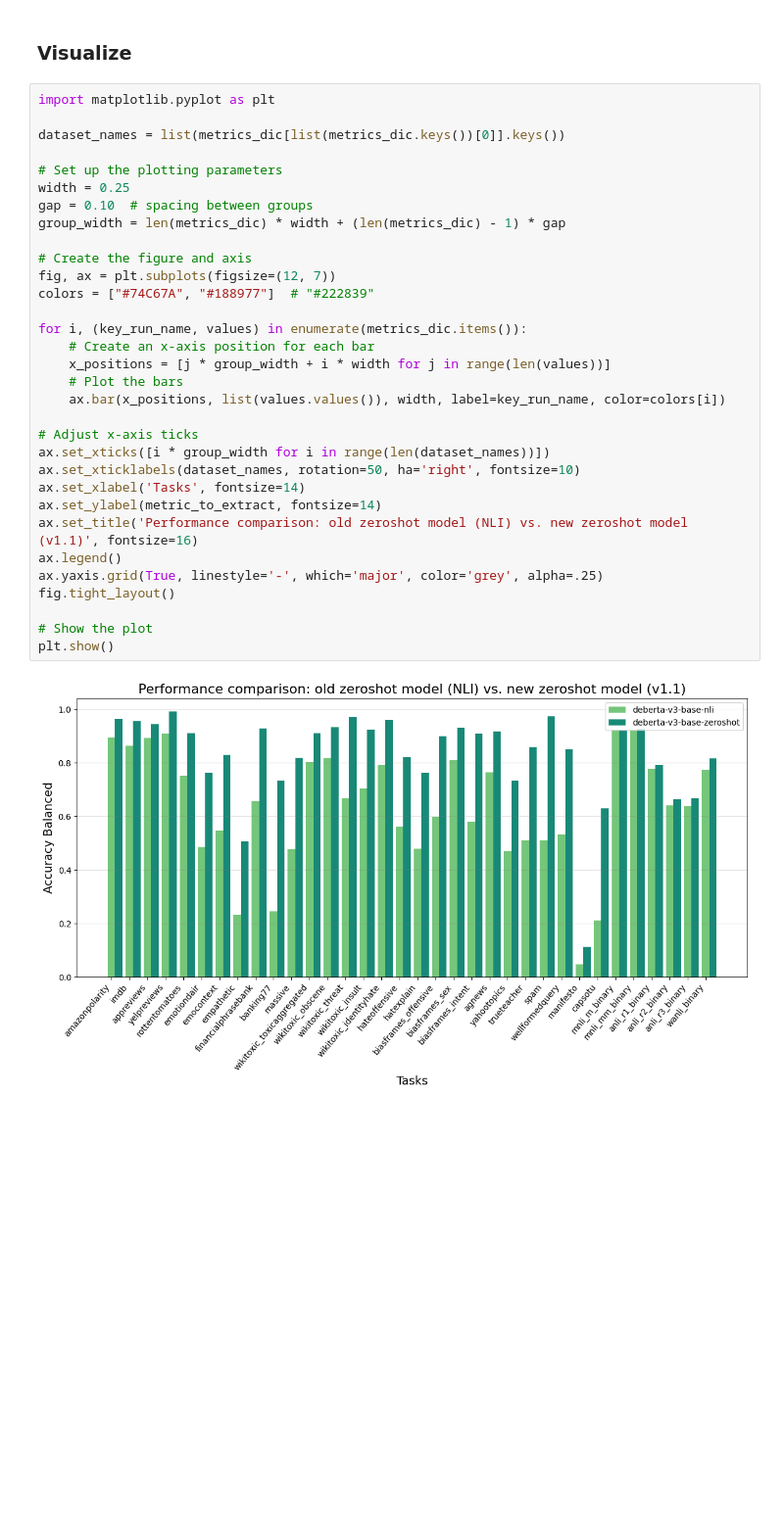
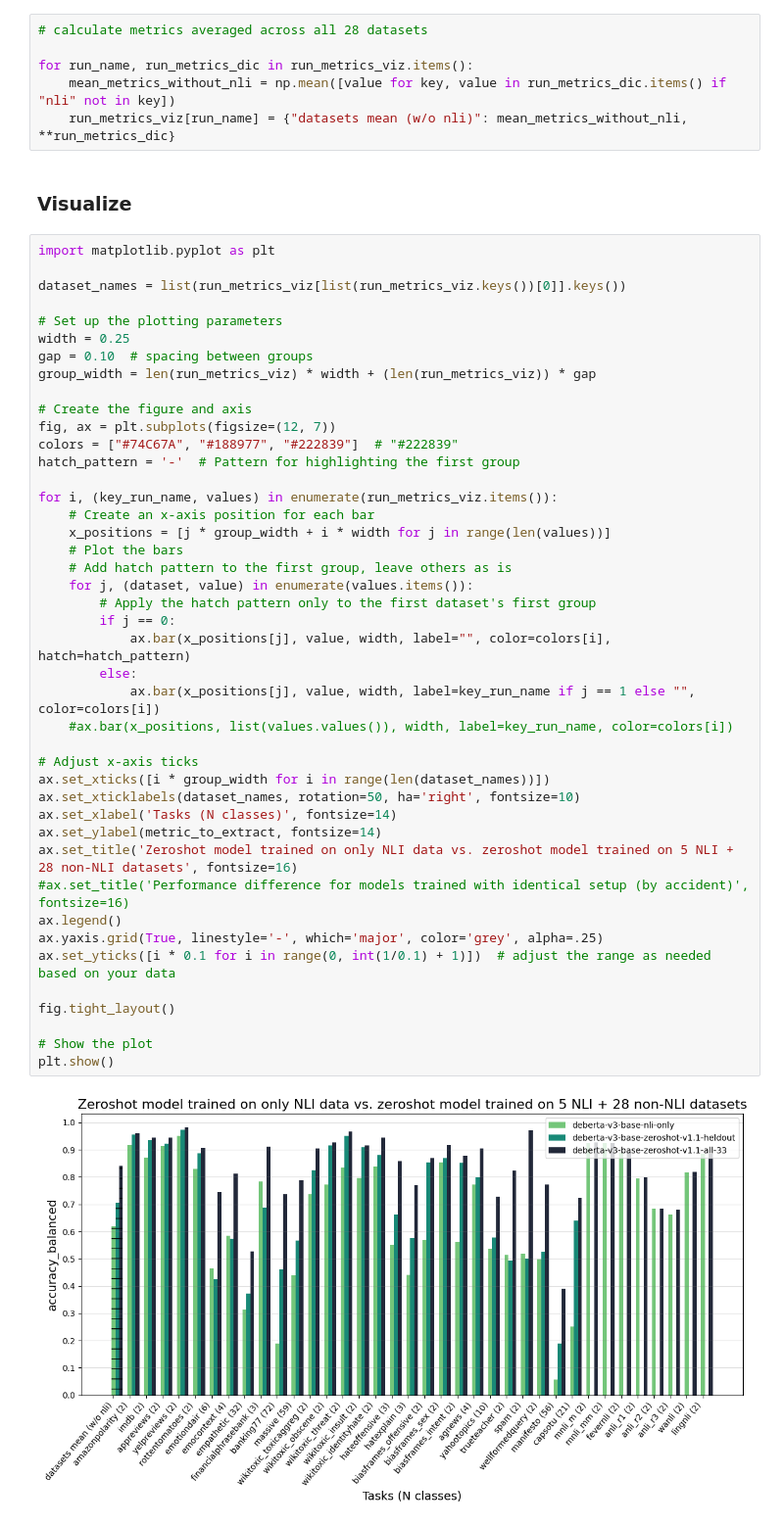
Before and after one commit to MoritzLaurer/zeroshot-classifier, a Jupyter notebook: 5_viz.ipynb, the cells around one changed output. Shown at 98% size. Saved outputs shown, nothing was run; the diff lists cells and outputs as text; blank space fills up the shorter version.

```diff
--- a/5_viz.ipynb
+++ b/5_viz.ipynb
@@ -124,36 +154,53 @@ print(f"New run names: {metrics_dic.keys()}")
+# %%
+# calculate metrics averaged across all 28 datasets
+
+for run_name, run_metrics_dic in run_metrics_viz.items():
+    mean_metrics_without_nli = np.mean([value for key, value in run_metrics_dic.items() if "nli" not in key])
+    run_metrics_viz[run_name] = {"datasets mean (w/o nli)": mean_metrics_without_nli, **run_metrics_dic}
 # %% [markdown]
 ### Visualize
 # %%
 import matplotlib.pyplot as plt
 
-dataset_names = list(metrics_dic[list(metrics_dic.keys())[0]].keys())
+dataset_names = list(run_metrics_viz[list(run_metrics_viz.keys())[0]].keys())
 
 # Set up the plotting parameters
 width = 0.25
 gap = 0.10  # spacing between groups
-group_width = len(metrics_dic) * width + (len(metrics_dic) - 1) * gap
+group_width = len(run_metrics_viz) * width + (len(run_metrics_viz)) * gap
 
 # Create the figure and axis
 fig, ax = plt.subplots(figsize=(12, 7))
-colors = ["#74C67A", "#188977"]  # "#222839"
+colors = ["#74C67A", "#188977", "#222839"]  # "#222839"
+hatch_pattern = '-'  # Pattern for highlighting the first group
 
-for i, (key_run_name, values) in enumerate(metrics_dic.items()):
+for i, (key_run_name, values) in enumerate(run_metrics_viz.items()):
     # Create an x-axis position for each bar
     x_positions = [j * group_width + i * width for j in range(len(values))]
     # Plot the bars
-    ax.bar(x_positions, list(values.values()), width, label=key_run_name, color=colors[i])
+    # Add hatch pattern to the first group, leave others as is
+    for j, (dataset, value) in enumerate(values.items()):
+        # Apply the hatch pattern only to the first dataset's first group
+        if j == 0:
+            ax.bar(x_positions[j], value, width, label="", color=colors[i], hatch=hatch_pattern)
+        else:
+            ax.bar(x_positions[j], value, width, label=key_run_name if j == 1 else "", color=colors[i])
+    #ax.bar(x_positions, list(values.values()), width, label=key_run_name, color=colors[i])
 
 # Adjust x-axis ticks
 ax.set_xticks([i * group_width for i in range(len(dataset_names))])
 ax.set_xticklabels(dataset_names, rotation=50, ha='right', fontsize=10)
-ax.set_xlabel('Tasks', fontsize=14)
+ax.set_xlabel('Tasks (N classes)', fontsize=14)
 ax.set_ylabel(metric_to_extract, fontsize=14)
-ax.set_title('Performance comparison: old zeroshot model (NLI) vs. new zeroshot model (v1.1)', fontsize=16)
+ax.set_title('Zeroshot model trained on only NLI data vs. zeroshot model trained on 5 NLI + 28 non-NLI datasets', fontsize=16)
+#ax.set_title('Performance difference for models trained with identical setup (by accident)', fontsize=16)
 ax.legend()
 ax.yaxis.grid(True, linestyle='-', which='major', color='grey', alpha=.25)
+ax.set_yticks([i * 0.1 for i in range(0, int(1/0.1) + 1)])  # adjust the range as needed based on your data
+
 fig.tight_layout()
 
 # Show the plot
 plt.show()
 # %% [output]
-[figure, old version]
+[figure, new version]
```
Also changed, not shown: parts of 12 cells of this notebook.
